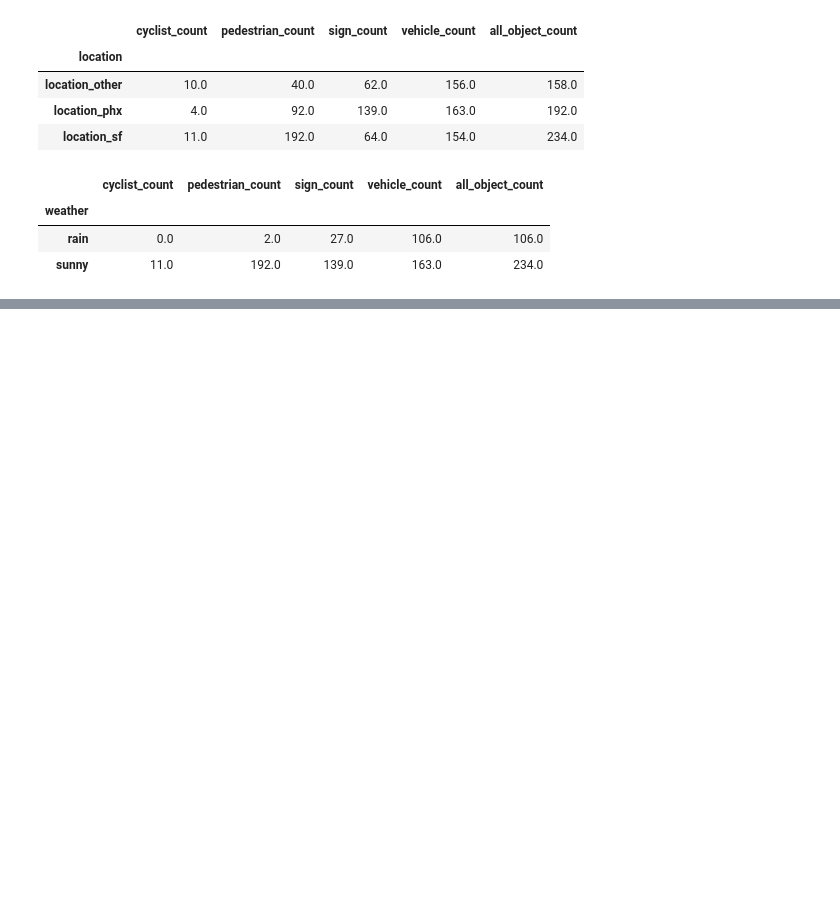
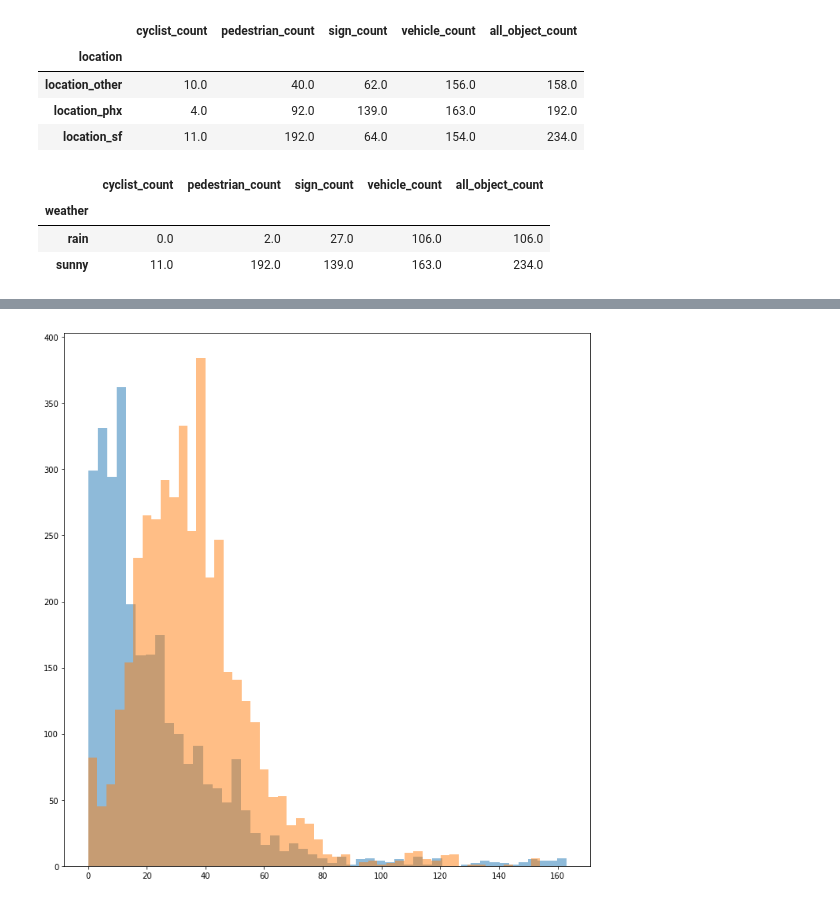
Before and after one commit to kittyschulz/Exploring-Waymo-Open-Dataset, a Jupyter notebook: Waymo-Frame-EDA.ipynb, the cells around one changed output, grey strips where cells are left out. Saved outputs shown, nothing was run; the diff lists cells and outputs as text; code cells hidden in the pictures; blank space fills up the shorter version.

```diff
--- a/Waymo-Frame-EDA.ipynb
+++ b/Waymo-Frame-EDA.ipynb
@@ -86,0 +119,11 @@ by_weather[count_columns]
+# %%
+phx_frames = frames_df[frames_df['location'] == 'location_phx']
+sf_frames = frames_df[frames_df['location'] == 'location_sf']
+
+veh_bins = 50
+
+phx_frames['vehicle_count'].hist(bins=veh_bins, figsize=(10, 10), grid=False, alpha=0.5)
+sf_frames['vehicle_count'].hist(bins=veh_bins, figsize=(10, 10), grid=False, alpha=0.5)
+plt.tight_layout()
+# %% [output]
+[figure, added]
```
Also changed, not shown: parts of 10 cells of this notebook.
